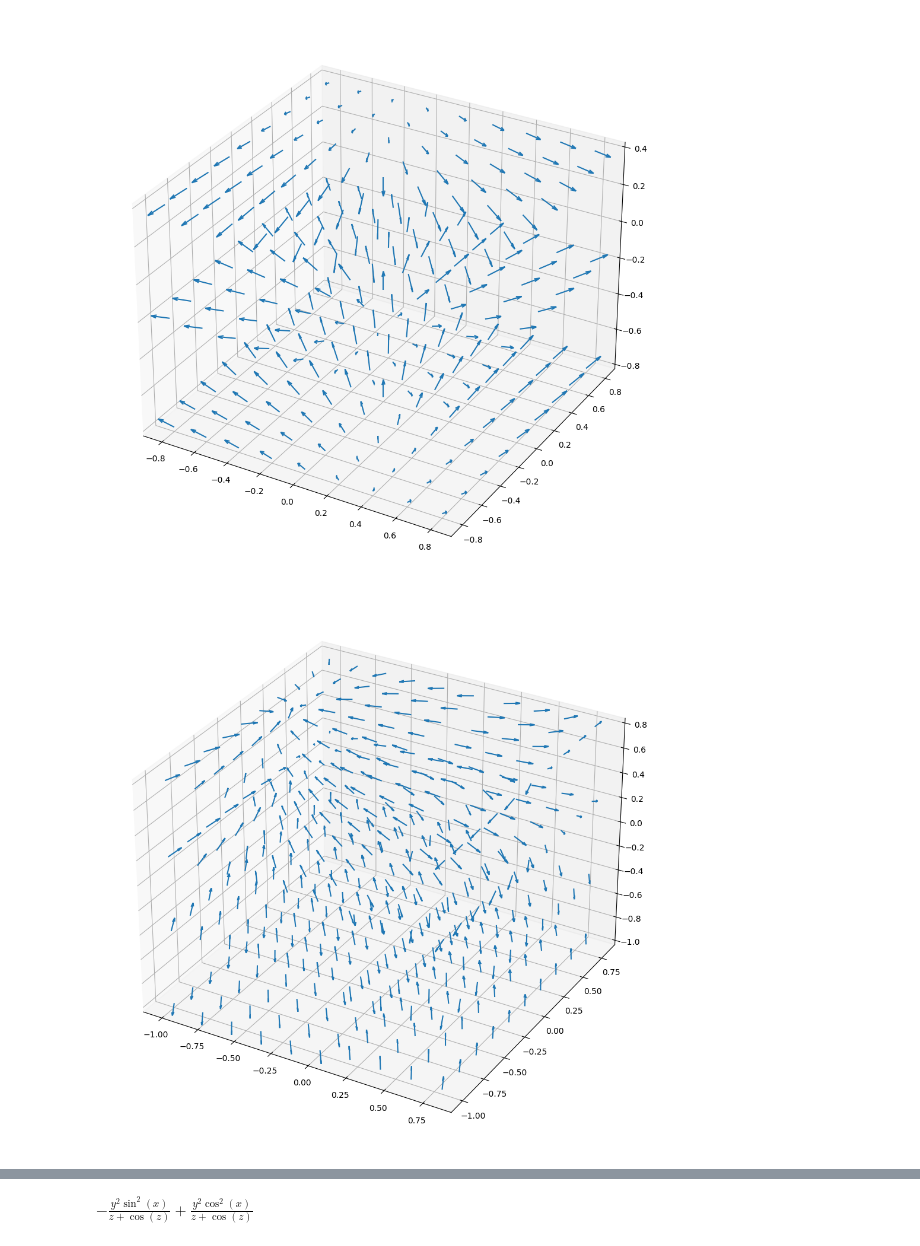
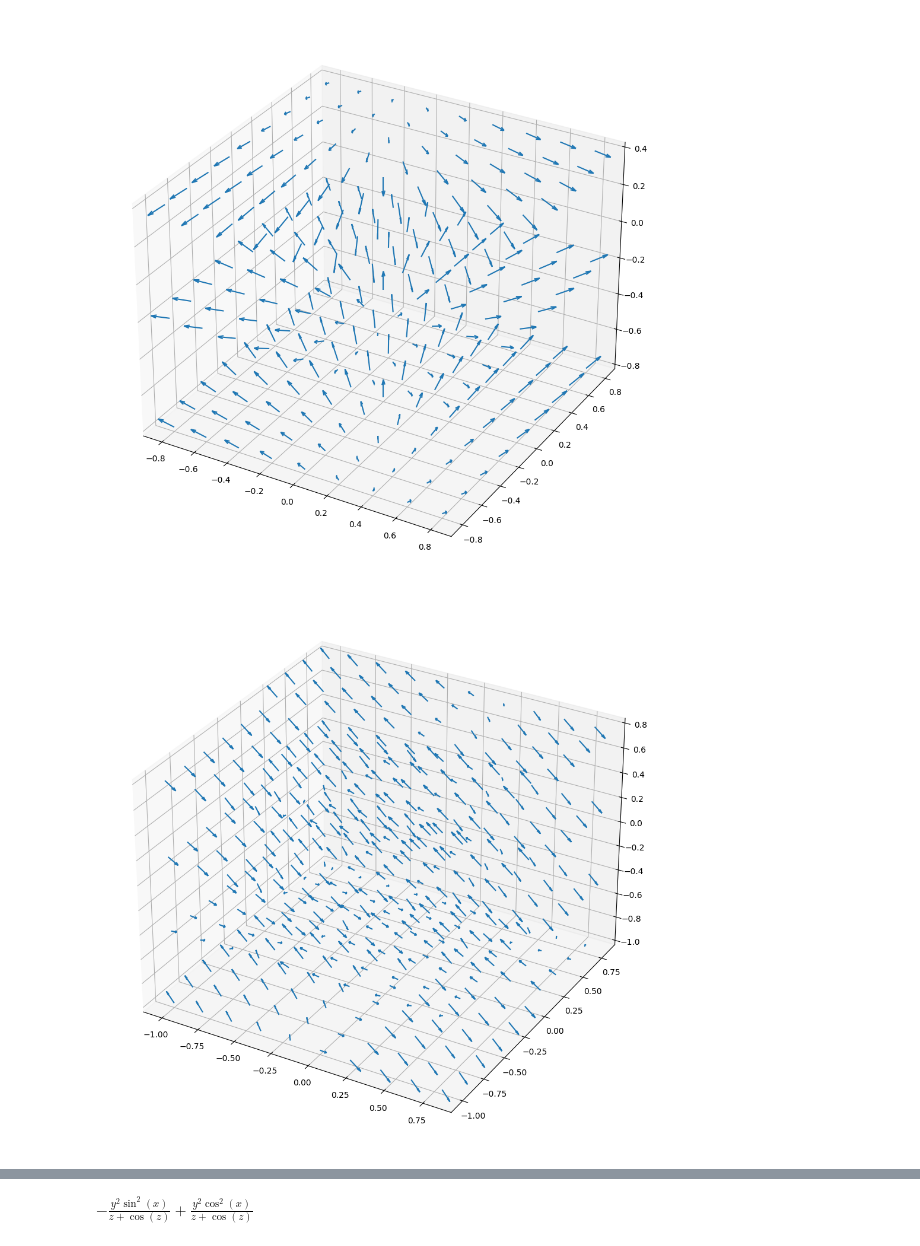
Before and after one commit to Axle-Bucamp/exploring, a Jupyter notebook: vector_field_toying.ipynb, the cells around one changed output, grey strips where cells are left out. Cells and saved outputs as stored; diff of their text form; code cells hidden in the pictures.

```diff
--- a/vector_field_toying.ipynb
+++ b/vector_field_toying.ipynb
@@ -107,44 +107,52 @@ ax = plt.figure(figsize=(20,12)).add_subplot(projection='3d')
 # Make the grid
 x, y, z = np.meshgrid(np.arange(-1, 1, 0.2),
                       np.arange(-1, 1, 0.2),
                       np.arange(-1, 1, 0.6))
 
 lx = Symbol('x')
 ly = Symbol('y')
 lz = Symbol('z')
 
 f = cos(lx) * ly * sin(lx) * ly / ( lz + cos(lz) )
 
-# df/dx
+# d/dx
 fpx = f.diff(lx)
 lfpx = lambdify([lx, ly, lz], fpx, 'numpy')
 
-# df/dy
+# d/dy
 fpy = f.diff(ly)
 lfpy = lambdify([lx, ly, lz], fpy, 'numpy')
 
-# df/dz
+# d/dz
 fpz = f.diff(lz)
 lfpz = lambdify([lx, ly, lz], fpz, 'numpy')
 
-derivative_matrix = np.array([lfpx(x, y, z), lfpy(x, y, z), lfpz(x, y, z)])
+# use the group theory to get every df/d(x,y,z)
+df_dy = fpy * f
+df_dx = fpx * f
+df_dz = fpz * f
+
+ldf_dy = lambdify([lx, ly, lz], df_dy, 'numpy')
+ldf_dx = lambdify([lx, ly, lz], df_dx, 'numpy')
+ldf_dz = lambdify([lx, ly, lz], df_dz, 'numpy')
+
 axis_matrix = np.array([x, y, z])
-# curl = np.linalg.det( derivative_matrix[0] * axis_matrix[0])
-# div = np.dot(derivative_matrix, axis_matrix)
+gradient = np.array([lfpx(x, y, z), lfpy(x, y, z), lfpz(x, y, z)])
+div = np.array([ldf_dx(x, y, z), ldf_dy(x, y, z), ldf_dz(x, y, z)])
 
-# need to be done matrix by matrix and not on full array
-# div = delta . F = [df/dx, df/dy, df/dz] . [x, y, z] = [fx * dx, fy * dy, fz * dz]
-# curl = determinant( delta * f)
-
+# calculer à la main le curl et le div sous forme de fonction
 lf = lambdify([lx, ly, lz], f, 'numpy')
+curlx = lambdify([lx, ly, lz], fpy - fpz, 'numpy')
+curly = lambdify([lx, ly, lz], fpz - fpx, 'numpy')
+curlz = lambdify([lx, ly, lz], fpx - fpy, 'numpy')
 
 # Make the direction data for the arrows
-u = lfpx(x, y, z) * lf(x,1,1) # div on x
-v = lfpy(x, y, z) * lf(1,y,1) # div on y
-w = lfpz(x, y, z) * lf(1,1,z) # div on z
+u = curlx(x, y, z)
+v = curly(x, y, z)
+w = curlz(x, y, z)
 
 ax.quiver(x, y, z, u, v, w, length=0.1, normalize=True)
 
 plt.show()
 # %% [output]
-[figure, old version]
+[figure, new version]
```
Also changed, not shown: parts of 3 cells of this notebook.
